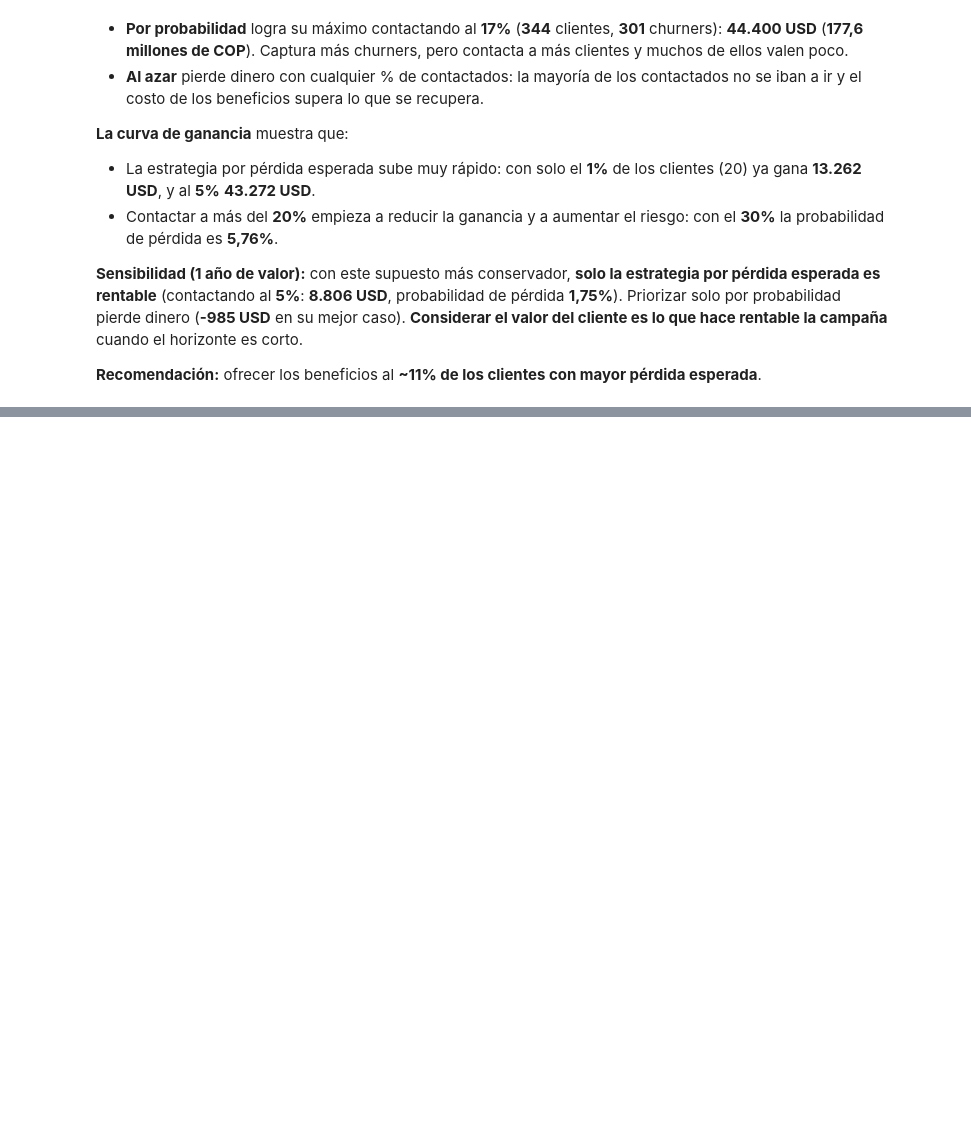
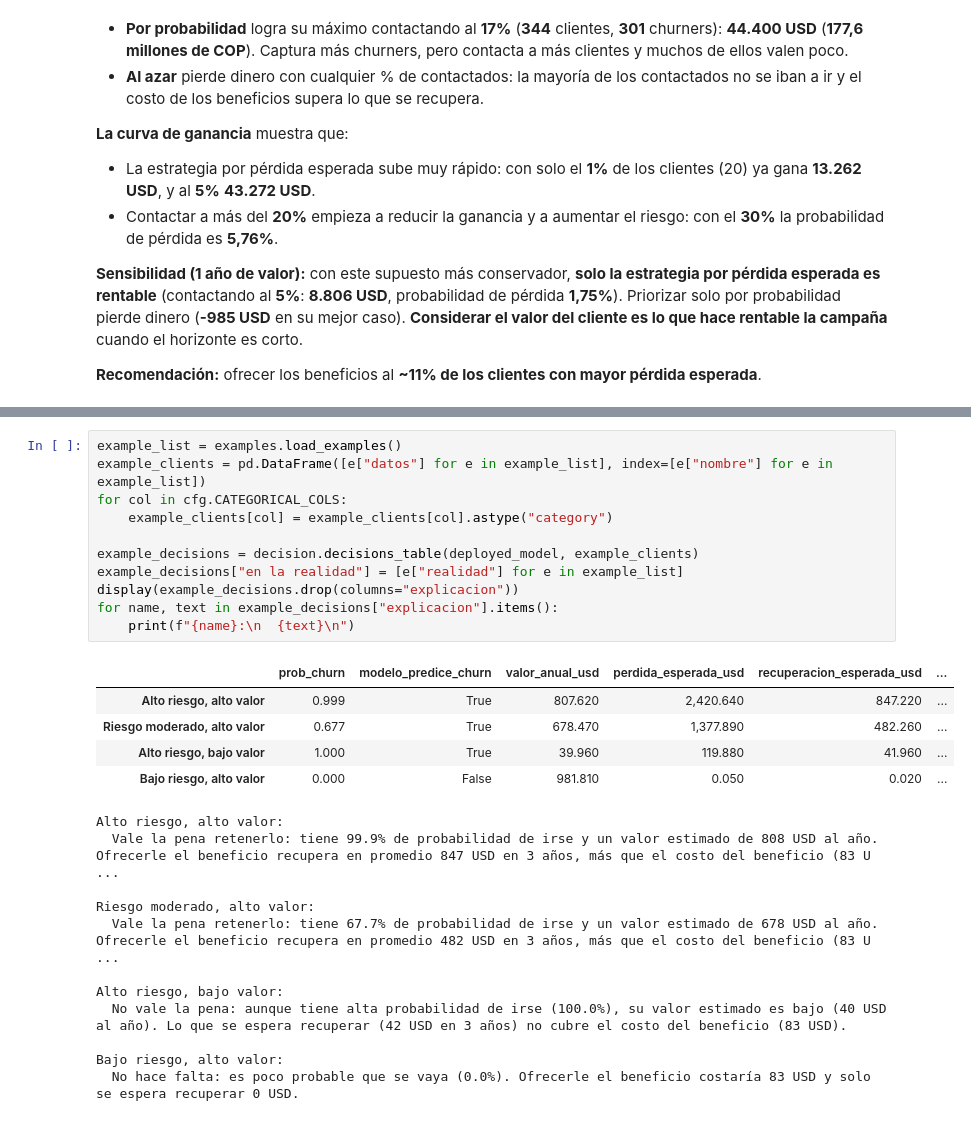
Before and after one commit to crissebasbol/bank_churn_prediction, a Jupyter notebook: notebooks/churn_analysis.ipynb, the cells around one changed output, grey strips where cells are left out. Saved outputs shown, nothing was run; the diff lists cells and outputs as text; blank space fills up the shorter version.

```diff
--- a/notebooks/churn_analysis.ipynb
+++ b/notebooks/churn_analysis.ipynb
@@ -1361,0 +1436,28 @@ montecarlo.format_table(montecarlo.best_by_strategy(mc_summary_1y))
+# %%
+example_list = examples.load_examples()
+example_clients = pd.DataFrame([e["datos"] for e in example_list], index=[e["nombre"] for e in example_list])
+for col in cfg.CATEGORICAL_COLS:
+    example_clients[col] = example_clients[col].astype("category")
+
+example_decisions = decision.decisions_table(deployed_model, example_clients)
+example_decisions["en la realidad"] = [e["realidad"] for e in example_list]
+display(example_decisions.drop(columns="explicacion"))
+for name, text in example_decisions["explicacion"].items():
+    print(f"{name}:\n  {text}\n")
+# %% [output]
+|  | prob_churn | modelo_predice_churn | valor_anual_usd | perdida_esperada_usd | recuperacion_esperada_usd | ... |
+| Alto riesgo, alto valor | 0.999 | True | 807.620 | 2,420.640 | 847.220 | ... |
+| Riesgo moderado, alto valor | 0.677 | True | 678.470 | 1,377.890 | 482.260 | ... |
+| Alto riesgo, bajo valor | 1.000 | True | 39.960 | 119.880 | 41.960 | ... |
+| Bajo riesgo, alto valor | 0.000 | False | 981.810 | 0.050 | 0.020 | ... |
+Alto riesgo, alto valor:
+  Vale la pena retenerlo: tiene 99.9% de probabilidad de irse y un valor estimado de 808 USD al año. Ofrecerle el beneficio recupera en promedio 847 USD en 3 años, más que el costo del beneficio (83 U ...
+
+Riesgo moderado, alto valor:
+  Vale la pena retenerlo: tiene 67.7% de probabilidad de irse y un valor estimado de 678 USD al año. Ofrecerle el beneficio recupera en promedio 482 USD en 3 años, más que el costo del beneficio (83 U ...
+
+Alto riesgo, bajo valor:
+  No vale la pena: aunque tiene alta probabilidad de irse (100.0%), su valor estimado es bajo (40 USD al año). Lo que se espera recuperar (42 USD en 3 años) no cubre el costo del beneficio (83 USD).
+
+Bajo riesgo, alto valor:
+  No hace falta: es poco probable que se vaya (0.0%). Ofrecerle el beneficio costaría 83 USD y solo se espera recuperar 0 USD.
```
Also changed, not shown: parts of 14 cells of this notebook, 11 other files.
